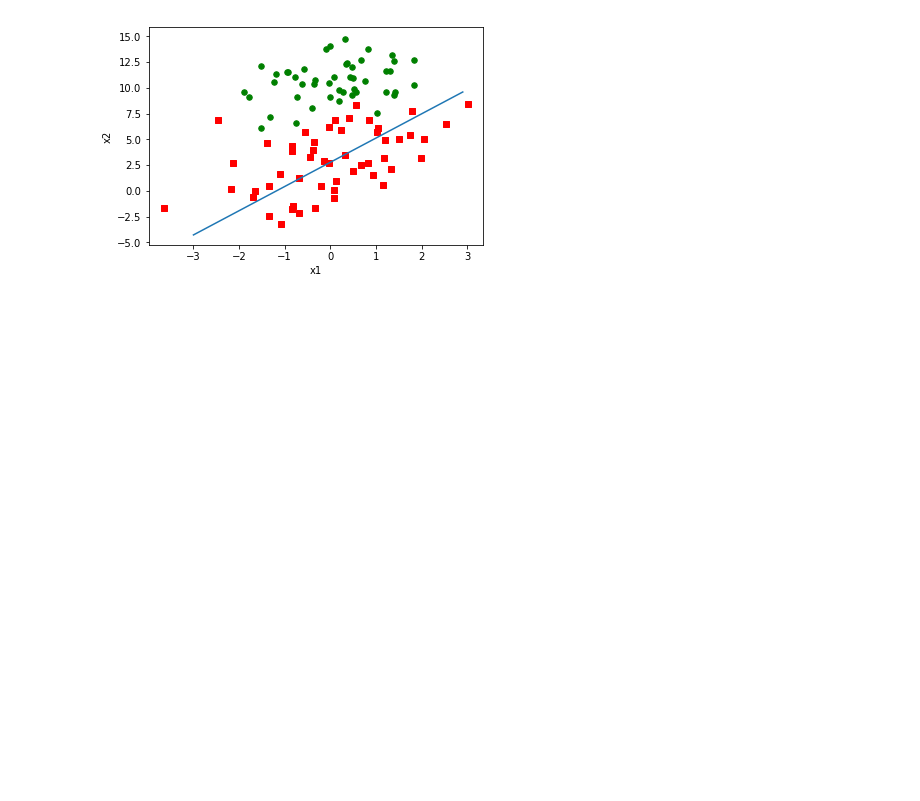
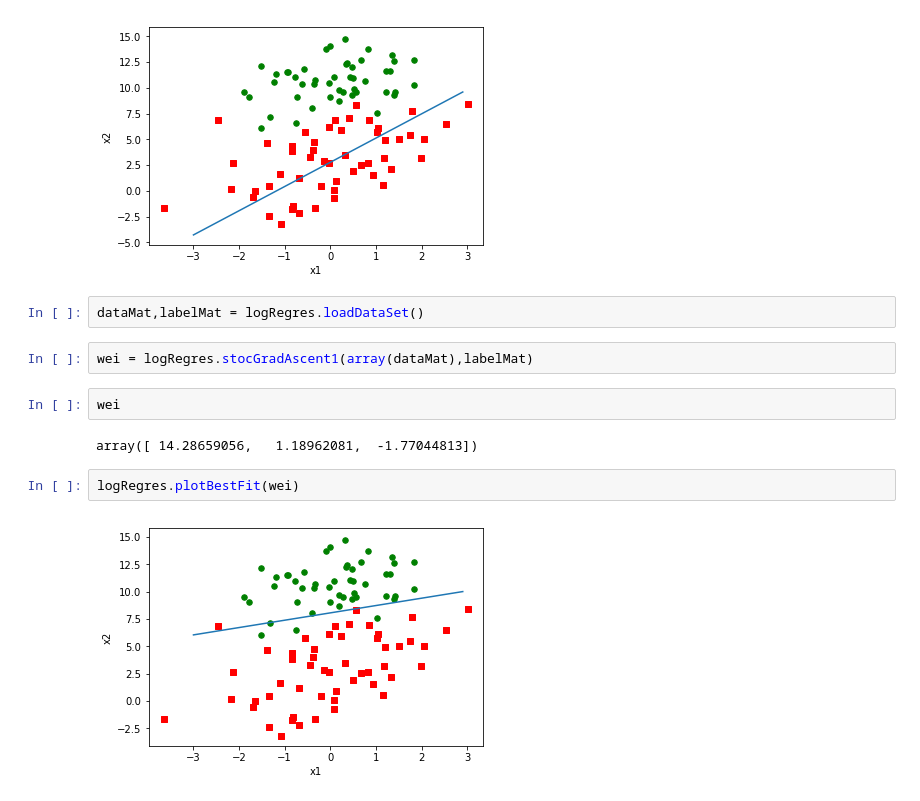
Before and after one commit to HaRshA10D/Machine-Learning-in-python, a Jupyter notebook: Logistic Regression/ch04.ipynb, the cells around one changed output. Saved outputs shown, nothing was run; the diff lists cells and outputs as text; blank space fills up the shorter version.

```diff
--- a/Logistic Regression/ch04.ipynb
+++ b/Logistic Regression/ch04.ipynb
@@ -22,3 +22,15 @@ wei = logRegres.stocGradAscent0(array(dataMat),labelMat)
 logRegres.plotBestFit(wei)
 # %% [output]
 [figure]
+# %%
+dataMat,labelMat = logRegres.loadDataSet()
+# %%
+wei = logRegres.stocGradAscent1(array(dataMat),labelMat)
+# %%
+wei
+# %% [output]
+array([ 14.28659056,   1.18962081,  -1.77044813])
+# %%
+logRegres.plotBestFit(wei)
+# %% [output]
+[figure, added]
```
Also changed, not shown: parts of 1 cell of this notebook, 1 other file.
